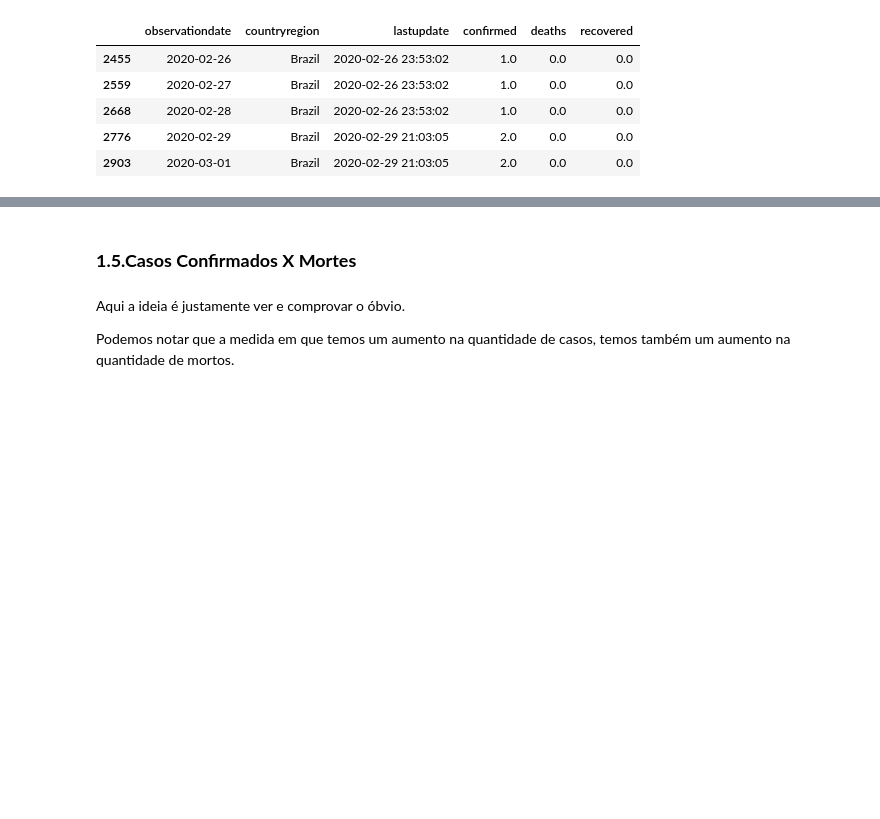
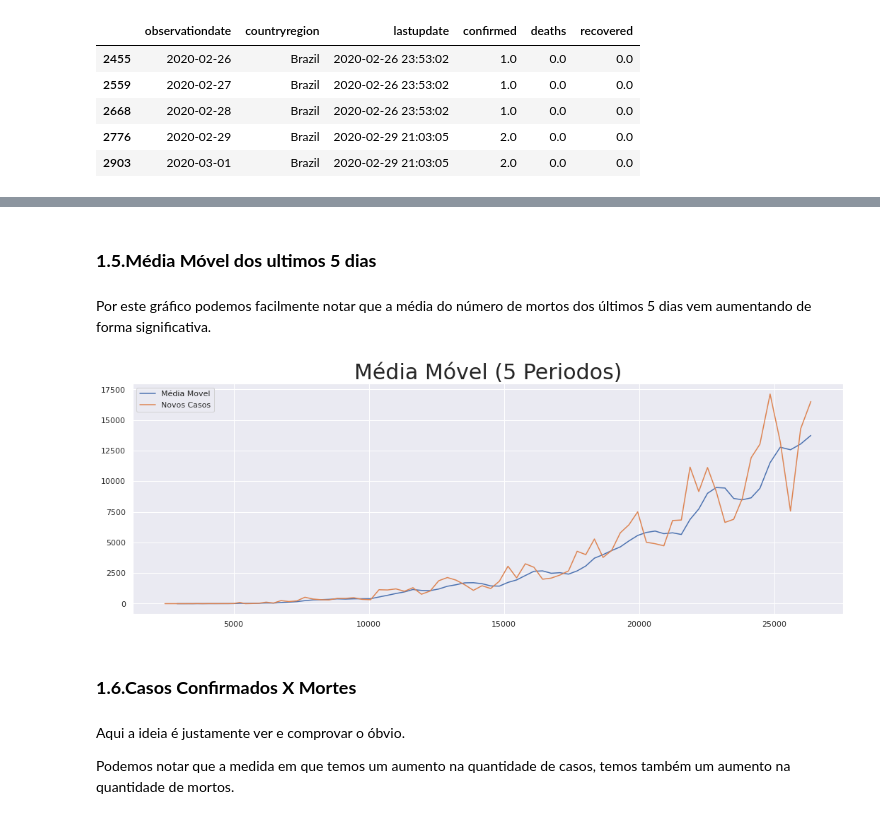
Before and after one commit to j2evaldo/covid_dio, a Jupyter notebook: covid.ipynb, the cells around one changed output, grey strips where cells are left out. Drawn from its saved outputs; the diff is of its cells as text; code cells hidden in the pictures; blank space fills up the shorter version.

```diff
--- a/covid.ipynb
+++ b/covid.ipynb
@@ -206,5 +207,17 @@ imagem.set_title('Numero de Casos Confirmados', fontsize = 30, fontweight = 'bol
+# %% [markdown]
+### **1.5.Média Móvel dos ultimos 5 dias**
+# %% [markdown]
+Por este gráfico podemos facilmente notar que a média do número de mortos dos últimos 5 dias vem aumentando de forma significativa.
+# %%
+fig, ax = plt.subplots(figsize = (18,6))
+dfBrasil['novoscasos'].rolling(5).mean().plot(label = 'Média Movel')
+dfBrasil['novoscasos'].plot(figsize = (18,6), label = 'Novos Casos')
+ax.set_title('Média Móvel (5 Periodos)', fontdict={'fontsize':30})
+ax.legend();
+# %% [output]
+[figure, added]
 # %% [markdown]
-### **1.5.Casos Confirmados X Mortes**
+### **1.6.Casos Confirmados X Mortes**
 # %% [markdown]
 Aqui a ideia é justamente ver e comprovar o óbvio.
 
```
Also changed, not shown: parts of 7 cells of this notebook.
